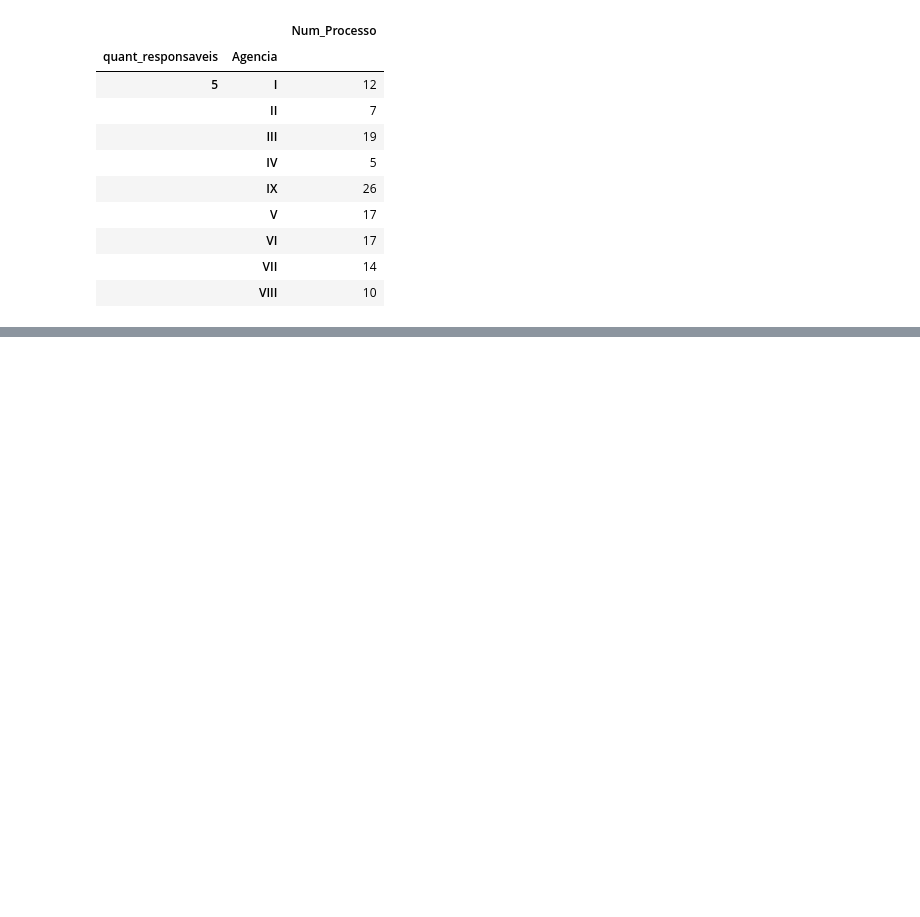
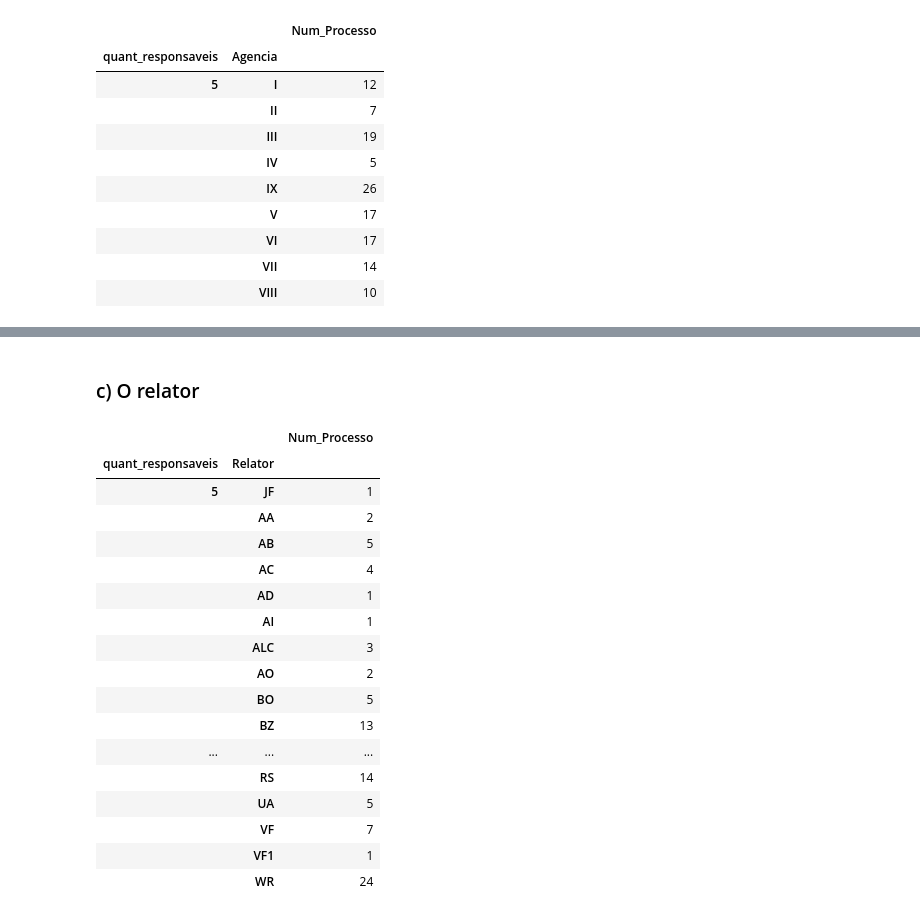
Before and after one commit to viguardieiro/FGV_CPDE_3EPS, a Jupyter notebook: Analyisis.ipynb, the cells around one changed output, grey strips where cells are left out. Cells and saved outputs as stored; diff of their text form; code cells hidden in the pictures; blank space fills up the shorter version.

```diff
--- a/Analyisis.ipynb
+++ b/Analyisis.ipynb
@@ -292,0 +283,23 @@ pd.DataFrame(data.groupby(["quant_responsaveis", "Agencia"]).count()["Num_Proces
+# %% [markdown]
+### c) O relator
+# %%
+pd.DataFrame(data.groupby(["quant_responsaveis", "Relator"]).count()["Num_Processo"])
+# %% [output]
+|  |  | Num_Processo |
+| quant_responsaveis | Relator |  |
+| 5 | JF | 1 |
+|  | AA | 2 |
+|  | AB | 5 |
+|  | AC | 4 |
+|  | AD | 1 |
+|  | AI | 1 |
+|  | ALC | 3 |
+|  | AO | 2 |
+|  | BO | 5 |
+|  | BZ | 13 |
+| ... | ... | ... |
+|  | RS | 14 |
+|  | UA | 5 |
+|  | VF | 7 |
+|  | VF1 | 1 |
+|  | WR | 24 |
```
Also changed, not shown: parts of 18 cells of this notebook.
